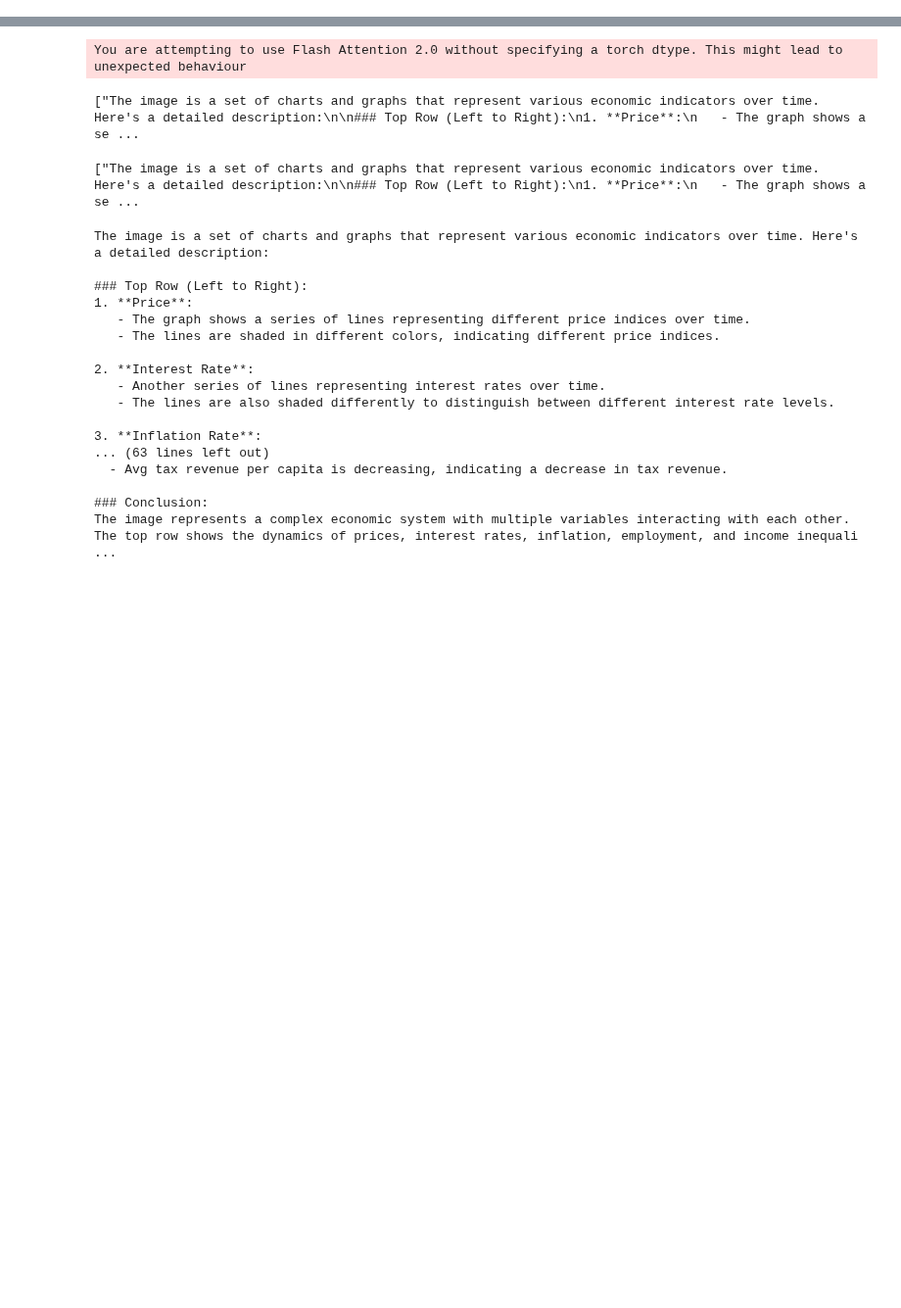
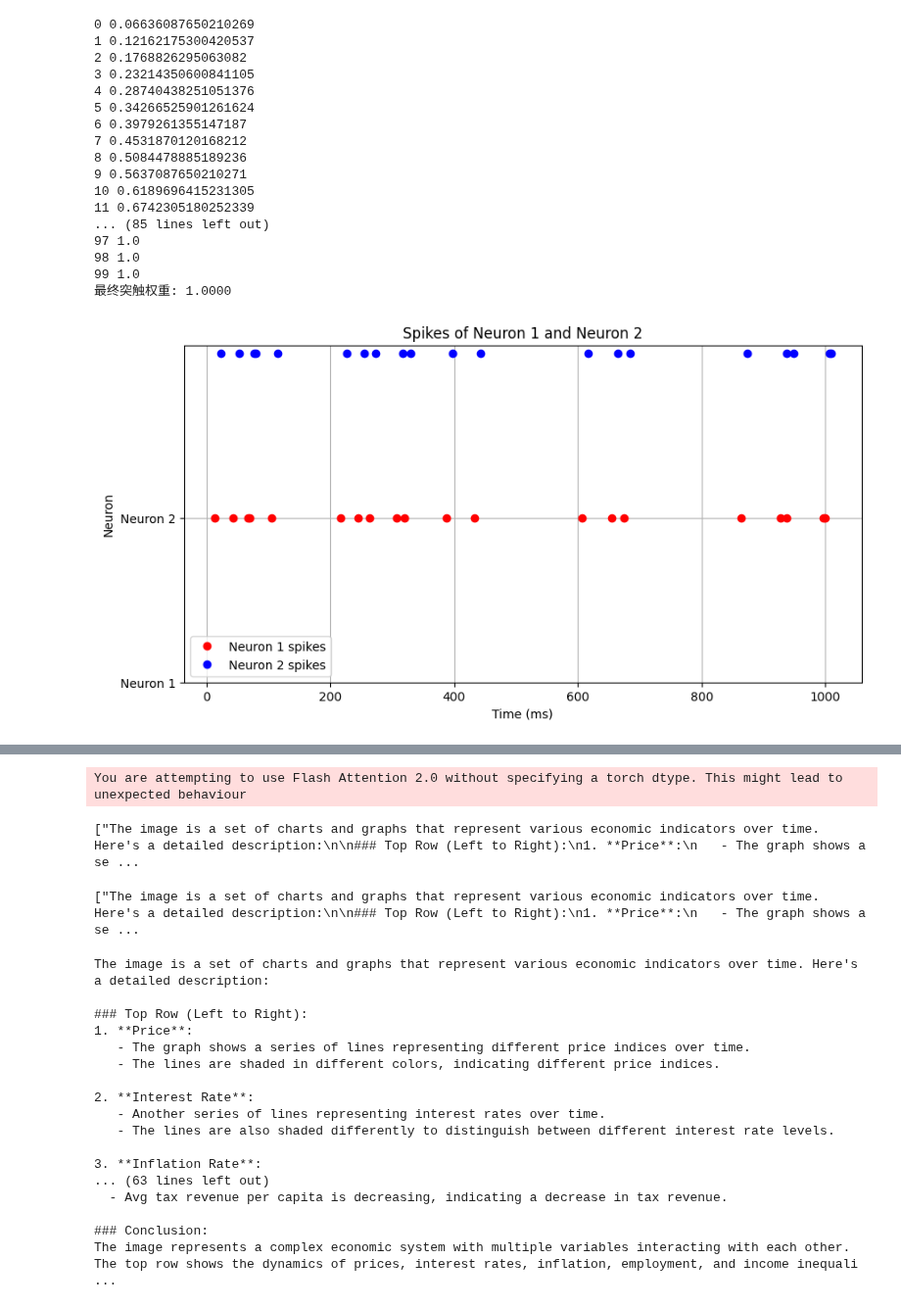
Before and after one commit to HuangHaoyu1997/MEABM, a Jupyter notebook: test.ipynb, the cells around one changed output, grey strips where cells are left out. Shown at 98% size. Drawn from its saved outputs; the diff is of its cells as text; code cells hidden in the pictures; blank space fills up the shorter version.

```diff
--- a/test.ipynb
+++ b/test.ipynb
@@ -0,0 +12,80 @@
+# %%
+import numpy as np
+import random
+import matplotlib.pyplot as plt
+
+# STDP参数
+tau_pos = 20.0  # 突触增强的时间常数（毫秒）
+tau_neg = 20.0  # 突触减弱的时间常数（毫秒）
+A_plus = 0.005  # 突触增强的幅度
+A_minus = 0.005  # 突触减弱的幅度
+
+# 突触权重初始化
+w = 0.0111  # 初始突触权重
+
+# 模拟时间
+T = 1000  # 总时间（毫秒）
+
+# 记录尖峰事件
+spikes_neuron1 = np.array(sorted(random.sample(range(1001), 20)))
+spikes_neuron2 = spikes_neuron1 + 10 # sorted(random.sample(range(1001), 20))
+
+# STDP学习过程
+def stdp_learning(spikes1, spikes2, w):
+    '''
+    Neuron-to-Neuron STDP Learning
+    :param spikes1: spikes of neuron1
+    :param spikes2: spikes of neuron2
+    :param w: initial weight
+    :return: updated weight
+    '''
+    for t1 in spikes1:
+        for t2 in spikes2:
+            if t1 < t2:  # neuron1 spike before neuron2
+                delta_t = t2 - t1
+                w += A_plus * np.exp(-delta_t / tau_pos)  # 突触增强
+            elif t1 > t2:  # neuron1 spike after neuron2
+                delta_t = t1 - t2
+                w -= A_minus * np.exp(-delta_t / tau_neg)  # 突触减弱
+    # weight clipping
+    w = np.clip(w, 0, 1)
+    return w
+
+# 进行STDP学习
+for epoch in range(100):  # 多次迭代
+    w = stdp_learning(spikes_neuron1, spikes_neuron2, w)
+    print(epoch, w)
+
+print(f'最终突触权重: {w:.4f}')
+
+# 可视化结果
+plt.figure(figsize=(10, 5))
+plt.plot(spikes_neuron1, np.ones_like(spikes_neuron1), 'ro', label='Neuron 1 spikes')
+plt.plot(spikes_neuron2, np.ones_like(spikes_neuron2) + 1, 'bo', label='Neuron 2 spikes')
+plt.plot(w)
+plt.title('Spikes of Neuron 1 and Neuron 2')
+plt.xlabel('Time (ms)')
+plt.ylabel('Neuron')
+plt.yticks([0, 1], ['Neuron 1', 'Neuron 2'])
+plt.legend()
+plt.grid()
+plt.show()
+# %% [output]
+0 0.06636087650210269
+1 0.12162175300420537
+2 0.1768826295063082
+3 0.23214350600841105
+4 0.28740438251051376
+5 0.34266525901261624
+6 0.3979261355147187
+7 0.4531870120168212
+8 0.5084478885189236
+9 0.5637087650210271
+10 0.6189696415231305
+11 0.6742305180252339
+... (85 lines left out)
+97 1.0
+98 1.0
+99 1.0
+最终突触权重: 1.0000
+[figure, added]
```
Also changed, not shown: parts of 8 cells of this notebook, 1 other file.
